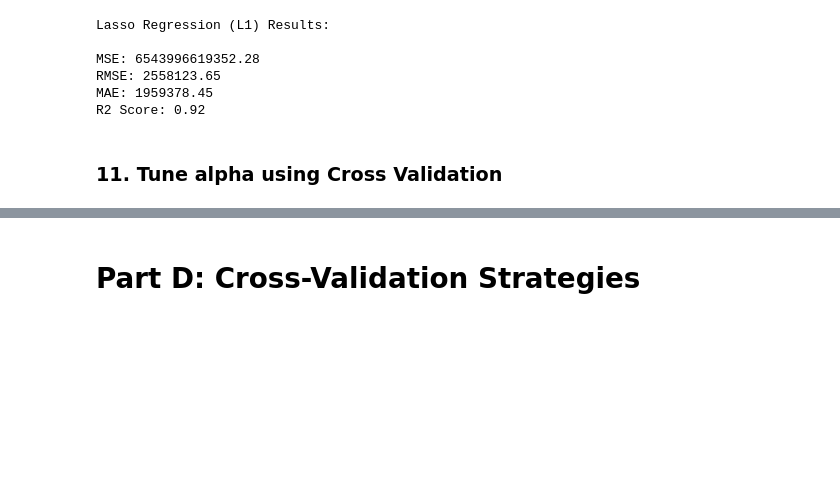
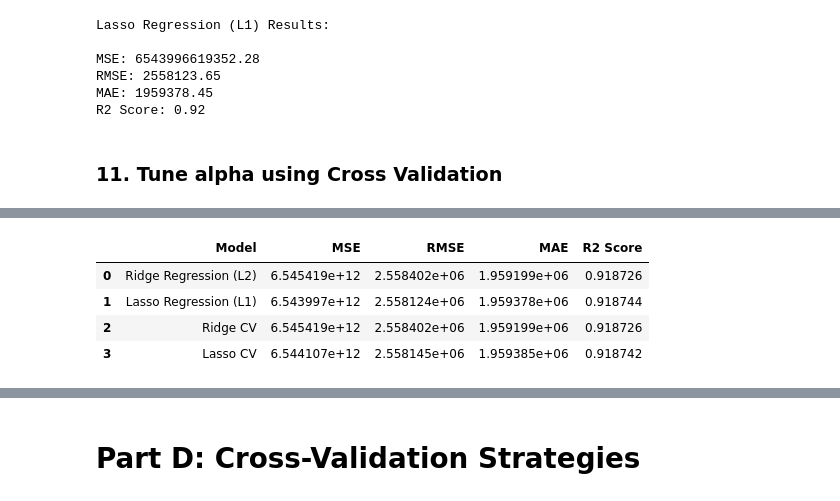
Before and after one commit to krisha12345819/Supervised-Learning-Robust-Regression-Engine, a Jupyter notebook: Robust_Regression_Engine.ipynb, the cells around one changed output, grey strips where cells are left out. Cells and saved outputs as stored; diff of their text form; code cells hidden in the pictures; blank space fills up the shorter version.

```diff
--- a/Robust_Regression_Engine.ipynb
+++ b/Robust_Regression_Engine.ipynb
@@ -197,0 +241,12 @@ R2 Score: 0.92
+# %%
+results_df = pd.DataFrame(
+    results,
+    columns=["Model", "MSE", "RMSE", "MAE", "R2 Score"])
+
+results_df
+# %% [output]
+|  | Model | MSE | RMSE | MAE | R2 Score |
+| 0 | Ridge Regression (L2) | 6.545419e+12 | 2.558402e+06 | 1.959199e+06 | 0.918726 |
+| 1 | Lasso Regression (L1) | 6.543997e+12 | 2.558124e+06 | 1.959378e+06 | 0.918744 |
+| 2 | Ridge CV | 6.545419e+12 | 2.558402e+06 | 1.959199e+06 | 0.918726 |
+| 3 | Lasso CV | 6.544107e+12 | 2.558145e+06 | 1.959385e+06 | 0.918742 |
```
Also changed, not shown: parts of 16 cells of this notebook.
